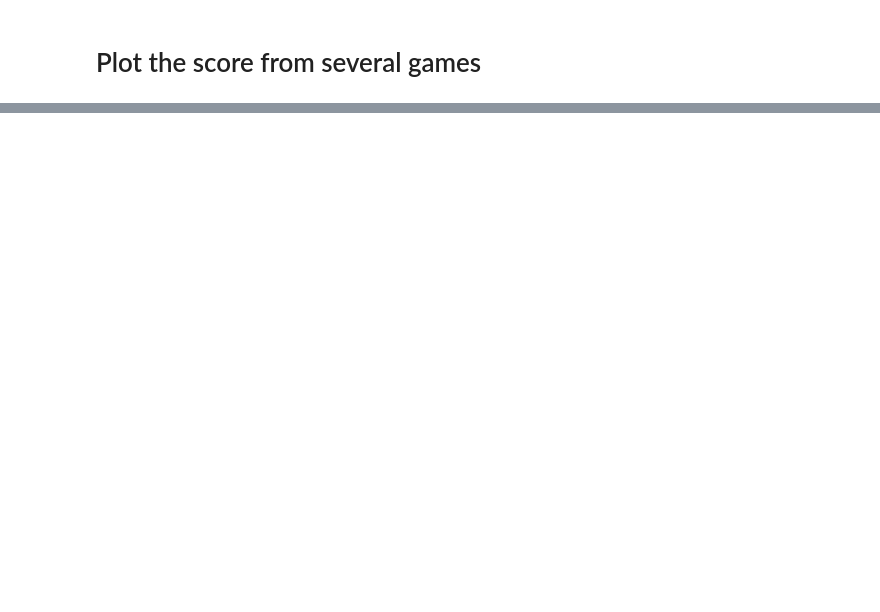
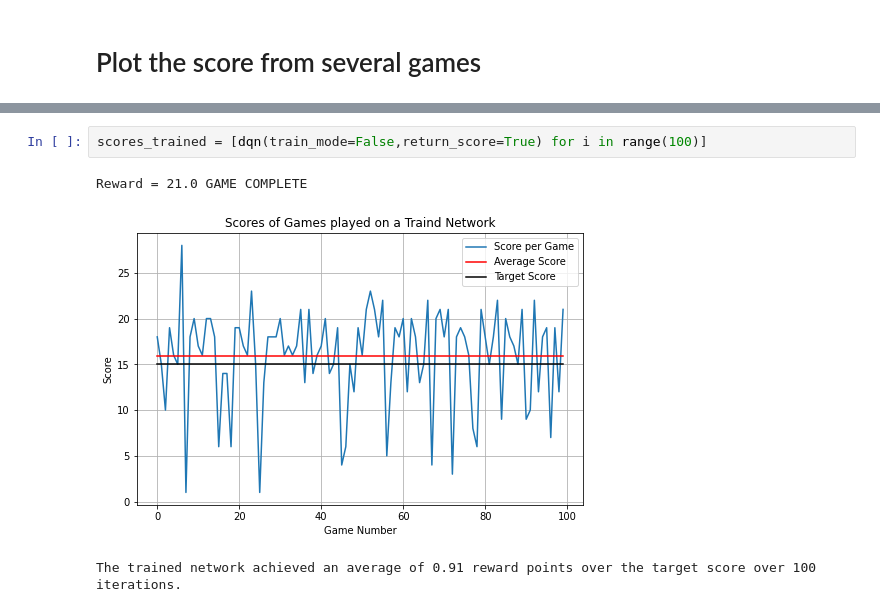
Before and after one commit to jeroencvlier/DeepLearning-Navigation, a Jupyter notebook: NavigationWorkbook.ipynb, the cells around one changed output, grey strips where cells are left out. Drawn from its saved outputs; the diff is of its cells as text; blank space fills up the shorter version.

````diff
--- a/NavigationWorkbook.ipynb
+++ b/NavigationWorkbook.ipynb
@@ -565,3 +566,9 @@ plot_trained_score(scores_trained,save_plot=True,target_score=15)
 ```
 
 ![Image of 100 iterations of game play](Images/TainedNetworkScores.png)
+# %%
+scores_trained = [dqn(train_mode=False,return_score=True) for i in range(100)]
+# %% [output]
+Reward = 21.0 GAME COMPLETE
+[figure, added]
+The trained network achieved an average of 0.91 reward points over the target score over 100 iterations.
````
Also changed, not shown: parts of 2 cells of this notebook, 2 other files.
